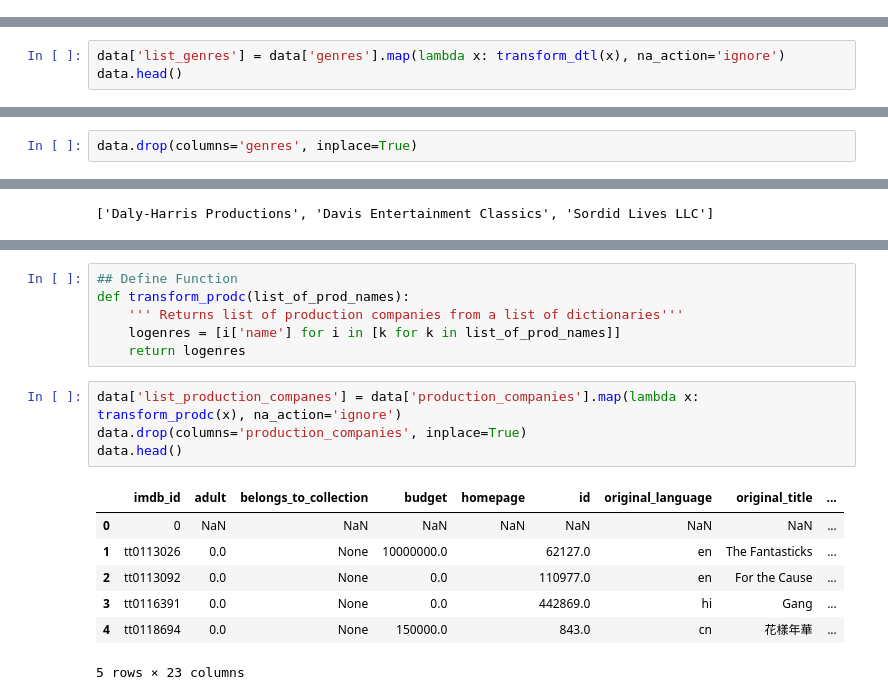
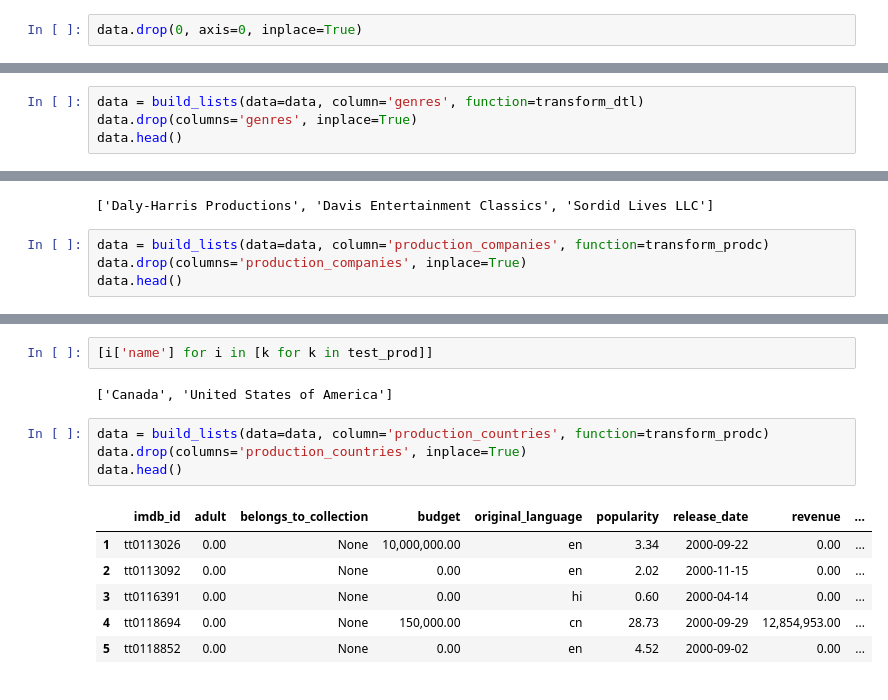
Before and after one commit to diazid/Movies-Database, a Jupyter notebook: Movie EDA.ipynb, the cells around one changed output, grey strips where cells are left out. Cells and saved outputs as stored; diff of their text form.

Commit message:
Updated EDA and loaded data folder

```diff
--- a/Movie EDA.ipynb
+++ b/Movie EDA.ipynb
@@ -111,3 +125,5 @@ data.drop(columns=['backdrop_path','poster_path', 'overview'], inplace=True)
+# %%
+data.drop(0, axis=0, inplace=True)
 # %% [markdown]
 ### Column Transformations
 # %% [markdown]
@@ -130,3 +139,0 @@ def transform_dtl(list_of_dictionaries):
-# %%
-data['list_genres'] = data['genres'].map(lambda x: transform_dtl(x), na_action='ignore')
-data.head()
@@ -141,2 +178,4 @@ data.head()
 # %%
+data = build_lists(data=data, column='genres', function=transform_dtl)
 data.drop(columns='genres', inplace=True)
+data.head()
@@ -155,3 +201,7 @@ Inner:  <class 'dict'>
 [i['name'] for i in [k for k in test_prod]]
 # %% [output]
 ['Daly-Harris Productions', 'Davis Entertainment Classics', 'Sordid Lives LLC']
+# %%
+data = build_lists(data=data, column='production_companies', function=transform_prodc)
+data.drop(columns='production_companies', inplace=True)
+data.head()
@@ -158,18 +226,15 @@ Inner:  <class 'dict'>
 # %%
-## Define Function
-def transform_prodc(list_of_prod_names):
-    ''' Returns list of production companies from a list of dictionaries'''
-    logenres = [i['name'] for i in [k for k in list_of_prod_names]]
-    return logenres
+[i['name'] for i in [k for k in test_prod]]
+# %% [output]
+['Canada', 'United States of America']
 # %%
-data['list_production_companes'] = data['production_companies'].map(lambda x: transform_prodc(x), na_action='ignore')
-data.drop(columns='production_companies', inplace=True)
+data = build_lists(data=data, column='production_countries', function=transform_prodc)
+data.drop(columns='production_countries', inplace=True)
 data.head()
 # %% [output]
-|  | imdb_id | adult | belongs_to_collection | budget | homepage | id | original_language | original_title | ... |
-| 0 | 0 | NaN | NaN | NaN | NaN | NaN | NaN | NaN | ... |
-| 1 | tt0113026 | 0.0 | None | 10000000.0 |  | 62127.0 | en | The Fantasticks | ... |
-| 2 | tt0113092 | 0.0 | None | 0.0 |  | 110977.0 | en | For the Cause | ... |
-| 3 | tt0116391 | 0.0 | None | 0.0 |  | 442869.0 | hi | Gang | ... |
-| 4 | tt0118694 | 0.0 | None | 150000.0 |  | 843.0 | cn | 花樣年華 | ... |
+|  | imdb_id | adult | belongs_to_collection | budget | original_language | popularity | release_date | revenue | ... |
+| 1 | tt0113026 | 0.00 | None | 10,000,000.00 | en | 3.34 | 2000-09-22 | 0.00 | ... |
+| 2 | tt0113092 | 0.00 | None | 0.00 | en | 2.02 | 2000-11-15 | 0.00 | ... |
+| 3 | tt0116391 | 0.00 | None | 0.00 | hi | 0.60 | 2000-04-14 | 0.00 | ... |
+| 4 | tt0118694 | 0.00 | None | 150,000.00 | cn | 28.73 | 2000-09-29 | 12,854,953.00 | ... |
+| 5 | tt0118852 | 0.00 | None | 0.00 | en | 4.52 | 2000-09-02 | 0.00 | ... |
-5 rows × 23 columns
```
Also changed, not shown: parts of 29 cells of this notebook, 2 other files.
